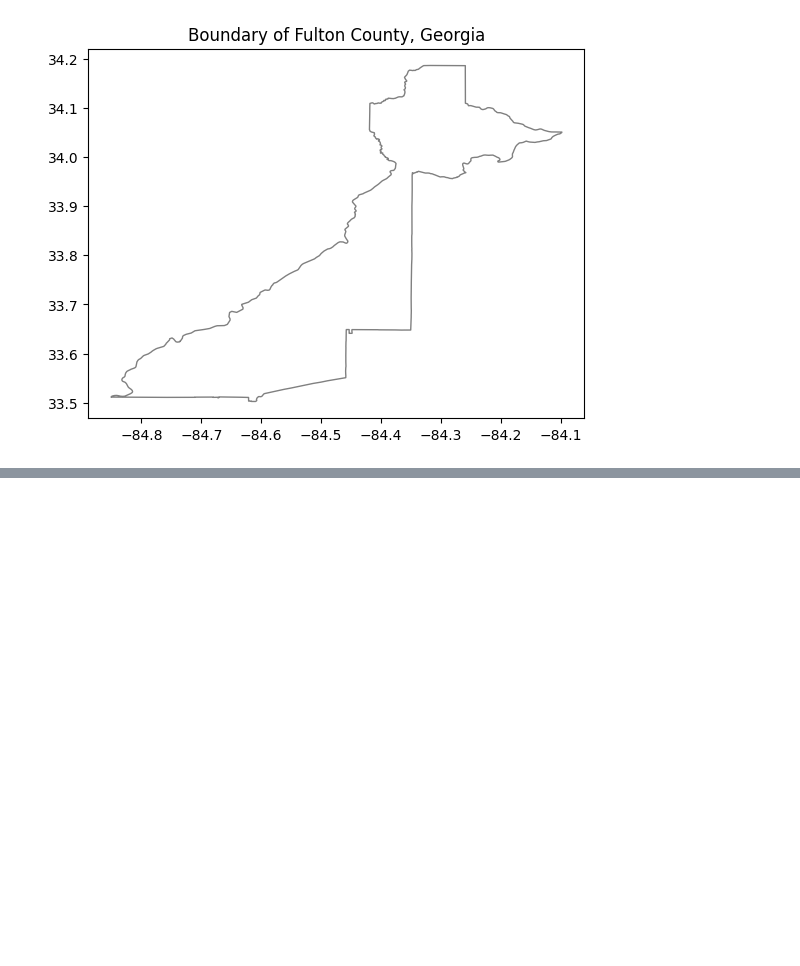
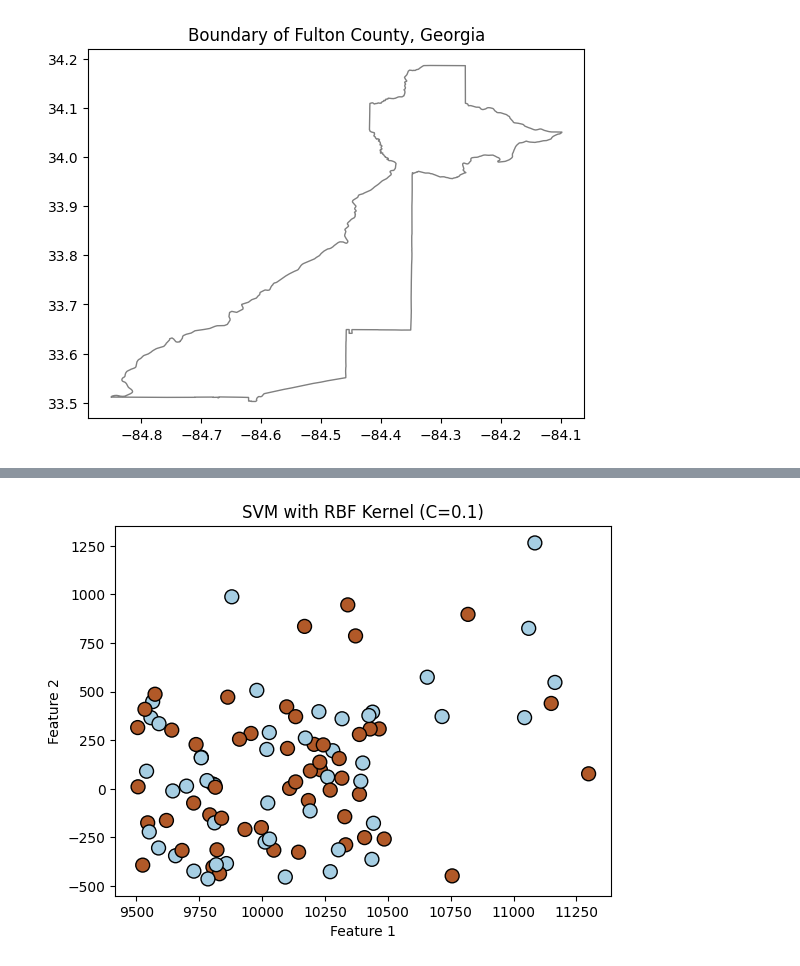
Before and after one commit to lehuong2709/Mind_At_Work_Website, a Jupyter notebook: scripts/scratch.ipynb, the cells around one changed output, grey strips where cells are left out. Cells and saved outputs as stored; diff of their text form; code cells hidden in the pictures; blank space fills up the shorter version.

```diff
--- a/scripts/scratch.ipynb
+++ b/scripts/scratch.ipynb
@@ -224,0 +479,45 @@ Latitudes: array('d', [33.624613, 33.62511, 33.62511, 33.62721, 33.63131, 33.634
+# %%
+import numpy as np
+import matplotlib.pyplot as plt
+from sklearn import svm
+
+# Generate some example data
+np.random.seed(42)
+X = np.random.rand(100, 2) * 1000 - 500  # Random 2D points between -5 and 5
+# for i in range(100):
+#     X[i][0] += 10000
+
+# y = np.sign(X[:, 0] + X[:, 1])  # Create labels (+1 if x + y is positive, -1 otherwise)
+y = np.random.randint(0, 2, 100) * 2 - 1
+
+# Add outliers
+X[::5] += np.random.rand(20, 2) * 1000  # Add outliers to every 5th point
+
+# Create an SVM model with an RBF kernel and C=0.1
+model = svm.SVC(kernel='rbf', gamma='scale')  # 'scale' is used for automatic gamma calculation based on 1 / (n_features * X.var())
+
+# Fit the model
+model.fit(X, y)
+
+# Plot the data points
+plt.scatter(X[:, 0], X[:, 1], c=y, cmap=plt.cm.Paired, edgecolors='k', marker='o', s=100)
+plt.title('SVM with RBF Kernel (C=0.1)')
+plt.xlabel('Feature 1')
+plt.ylabel('Feature 2')
+
+# Plot the decision boundary
+ax = plt.gca()
+xlim = ax.get_xlim()
+ylim = ax.get_ylim()
+
+# Create grid to evaluate model
+xx, yy = np.meshgrid(np.linspace(xlim[0], xlim[1], 500), np.linspace(ylim[0], ylim[1], 500))
+Z = model.decision_function(np.c_[xx.ravel(), yy.ravel()])
+Z = Z.reshape(xx.shape)
+
+# Plot decision boundary and margins
+ax.contour(xx, yy, Z, levels=[0], linewidths=2, colors='red')
+
+plt.show()
+# %% [output]
+[figure, added]
```
Also changed, not shown: parts of 17 cells of this notebook, 9 other files.
